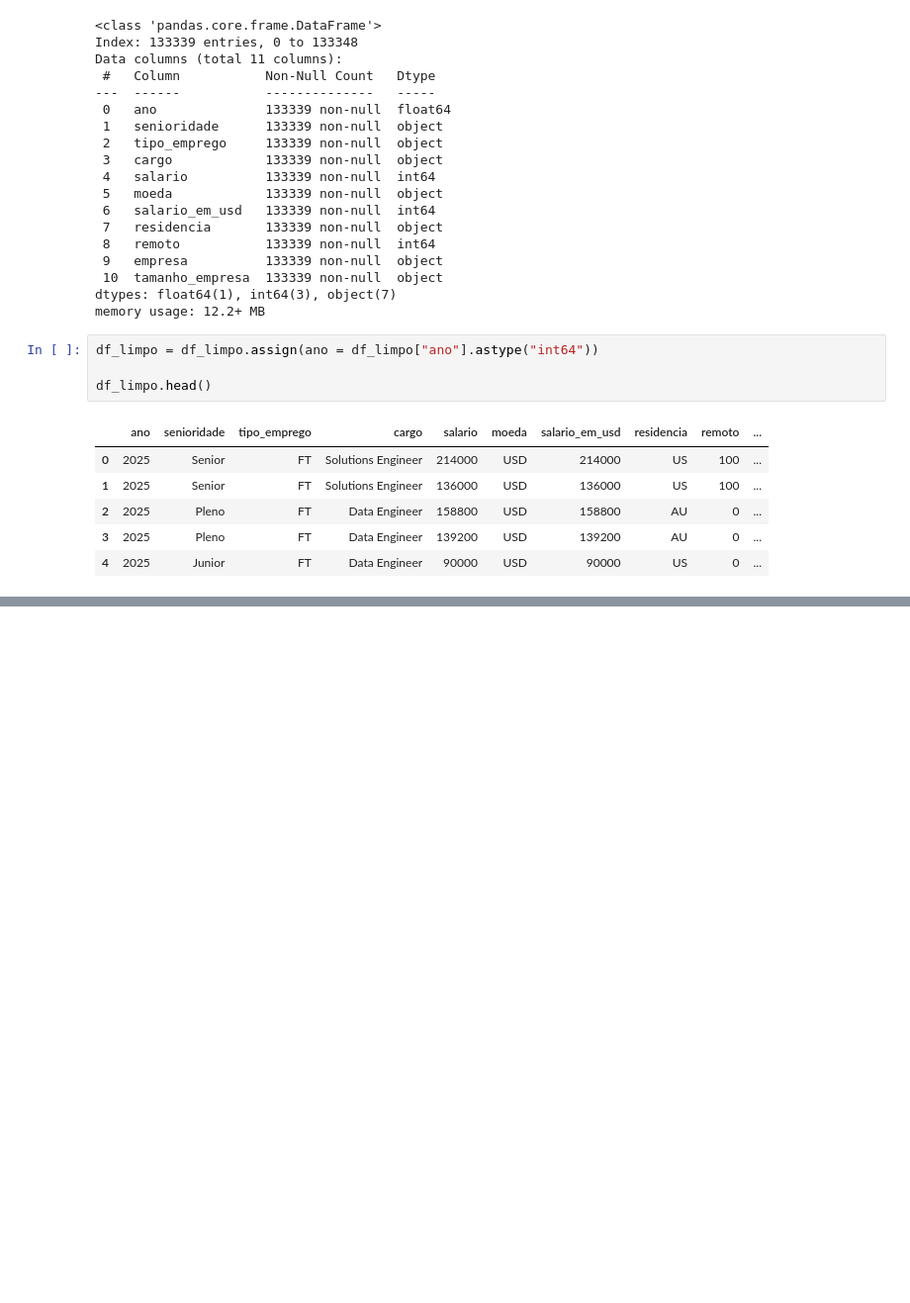
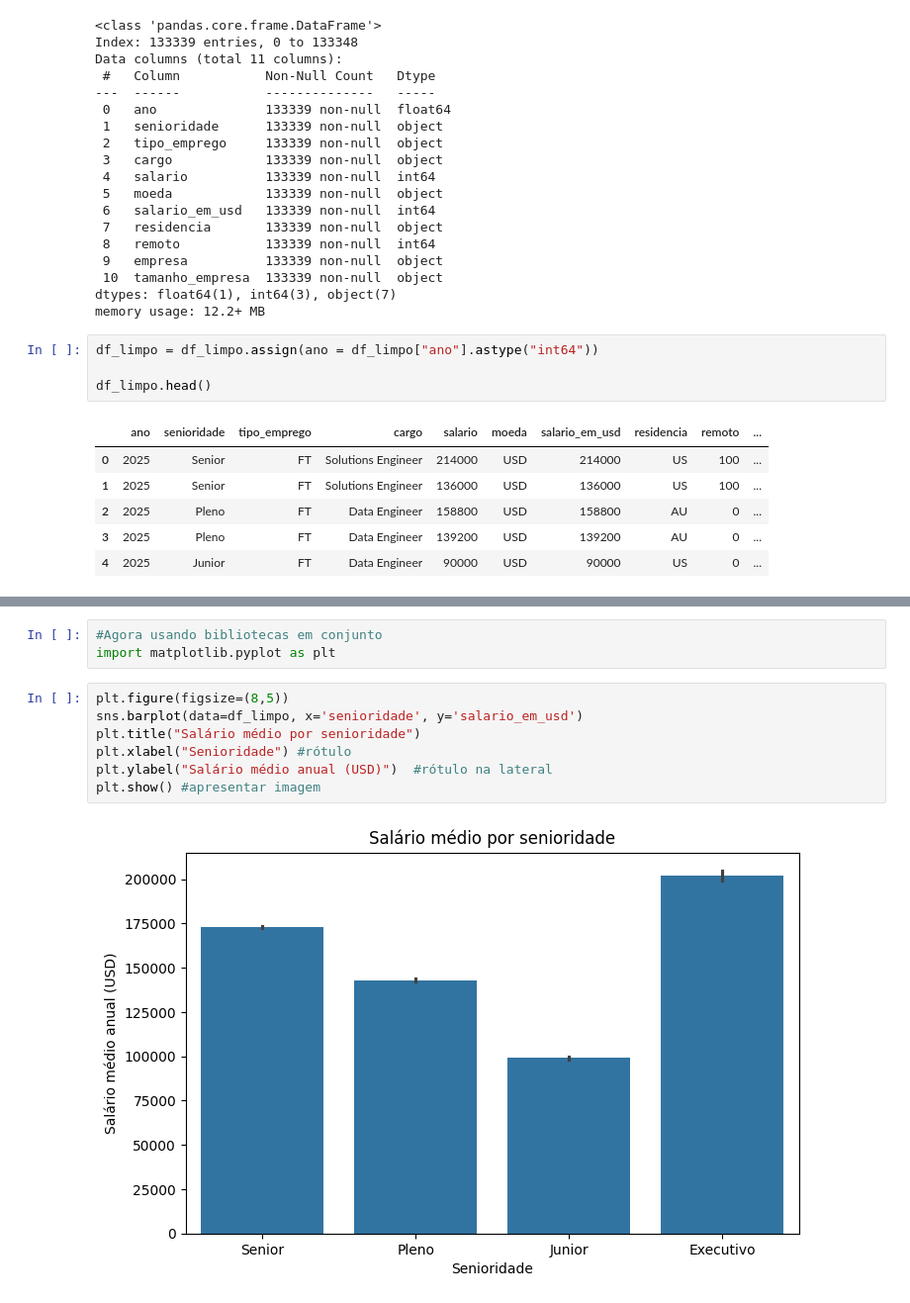
Before and after one commit to juliana-thildebrandt/imersao-alura-dados, a Jupyter notebook: Imersão_Alura_—_Dados_com_Python.ipynb, the cells around one changed output, grey strips where cells are left out. Shown at 99% size. Saved outputs shown, nothing was run; the diff lists cells and outputs as text; blank space fills up the shorter version.

```diff
--- a/Imersão_Alura_—_Dados_com_Python.ipynb
+++ b/Imersão_Alura_—_Dados_com_Python.ipynb
@@ -395,0 +421,12 @@ df_limpo.head()
+# %%
+#Agora usando bibliotecas em conjunto
+import matplotlib.pyplot as plt
+# %%
+plt.figure(figsize=(8,5))
+sns.barplot(data=df_limpo, x='senioridade', y='salario_em_usd')
+plt.title("Salário médio por senioridade")
+plt.xlabel("Senioridade") #rótulo
+plt.ylabel("Salário médio anual (USD)")  #rótulo na lateral
+plt.show() #apresentar imagem
+# %% [output]
+[figure, added]
```
Also changed, not shown: parts of 19 cells of this notebook, 1 other file.
